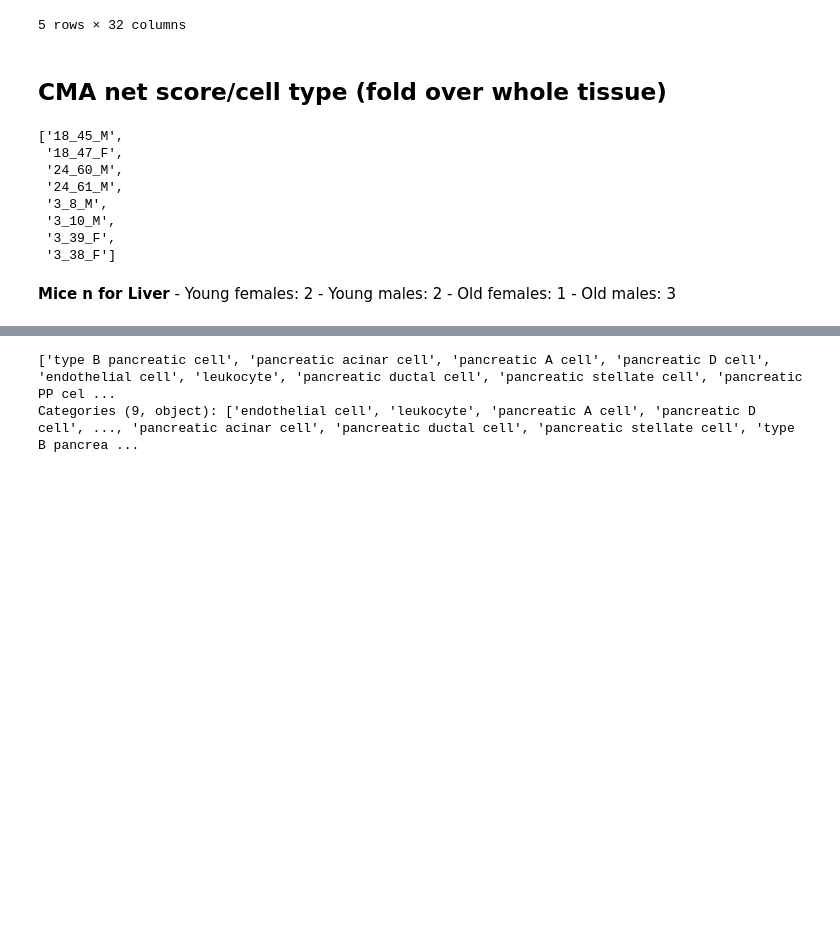
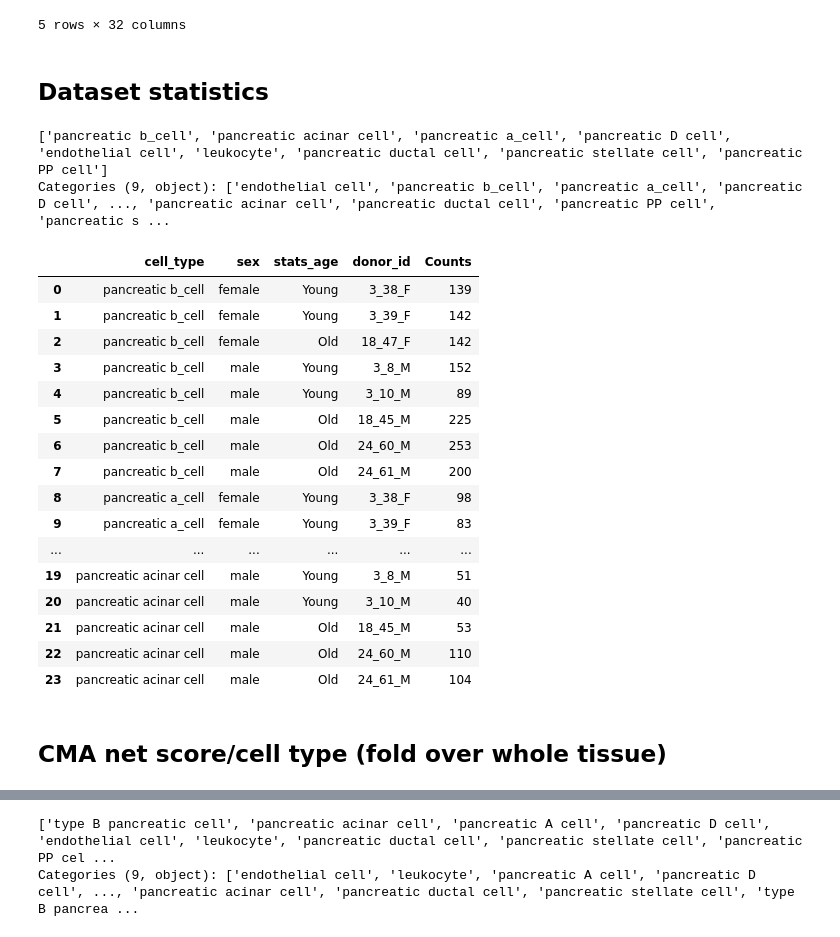
Before and after one commit to amsegura/Khawaja_et_al_2024, a Jupyter notebook: CMA_aging_Atlas_Pancreas.ipynb, the cells around one changed output, grey strips where cells are left out. Cells and saved outputs as stored; diff of their text form; code cells hidden in the pictures; blank space fills up the shorter version.

```diff
--- a/CMA_aging_Atlas_Pancreas.ipynb
+++ b/CMA_aging_Atlas_Pancreas.ipynb
@@ -79,3 +79,5 @@ barcode.head()
 | A13_B000756_B007446_S13.mm10-plus... | Viable | 18m | A13_B000756 | nan | facs | 18_45_M | Endocrine | 4745 | 4410.768555 | ... |
 | A13_B002832_B007443_S13.mm10-plus... | Viable | 18m | A13_B002832 | pancreatic acinar cell | facs | 18_47_F | Exocrine | 1050 | 813.061707 | ... |
 5 rows × 32 columns
+# %% [markdown]
+## Dataset statistics
@@ -81,0 +87,43 @@ barcode.head()
+# %%
+# Generating new ages
+for j in barcode.index:
+    if barcode.loc[j, 'age'] == '3m':
+        barcode.loc[j, 'stats_age'] = 'Young'
+
+    else:
+        barcode.loc[j, 'stats_age'] = 'Old'
+# %%
+# Change in cell names
+barcode.cell_type.replace('type B pancreatic cell', 'pancreatic b_cell', inplace=True)
+barcode.cell_type.replace('pancreatic A cell', 'pancreatic a_cell', inplace=True)
+cells = ['pancreatic acinar cell', 'pancreatic a_cell', 'pancreatic b_cell']
+barcode.cell_type.unique()
+# %% [output]
+['pancreatic b_cell', 'pancreatic acinar cell', 'pancreatic a_cell', 'pancreatic D cell', 'endothelial cell', 'leukocyte', 'pancreatic ductal cell', 'pancreatic stellate cell', 'pancreatic PP cell']
+Categories (9, object): ['endothelial cell', 'pancreatic b_cell', 'pancreatic a_cell', 'pancreatic D cell', ..., 'pancreatic acinar cell', 'pancreatic ductal cell', 'pancreatic PP cell', 'pancreatic s ...
+# %%
+# Exploring cell counts
+data = barcode[barcode['cell_type'].isin(cells)].value_counts(['cell_type', 'sex', 'stats_age', 'donor_id']).reset_index()
+data.sort_values(by=['cell_type', 'sex', 'stats_age', 'donor_id'],
+                 ascending=[True, True, False, True], inplace=True)
+data.reset_index(drop=True, inplace=True)
+data.rename(columns={0: 'Counts'}, inplace=True)
+data
+# %% [output]
+|  | cell_type | sex | stats_age | donor_id | Counts |
+| 0 | pancreatic b_cell | female | Young | 3_38_F | 139 |
+| 1 | pancreatic b_cell | female | Young | 3_39_F | 142 |
+| 2 | pancreatic b_cell | female | Old | 18_47_F | 142 |
+| 3 | pancreatic b_cell | male | Young | 3_8_M | 152 |
+| 4 | pancreatic b_cell | male | Young | 3_10_M | 89 |
+| 5 | pancreatic b_cell | male | Old | 18_45_M | 225 |
+| 6 | pancreatic b_cell | male | Old | 24_60_M | 253 |
+| 7 | pancreatic b_cell | male | Old | 24_61_M | 200 |
+| 8 | pancreatic a_cell | female | Young | 3_38_F | 98 |
+| 9 | pancreatic a_cell | female | Young | 3_39_F | 83 |
+| ... | ... | ... | ... | ... | ... |
+| 19 | pancreatic acinar cell | male | Young | 3_8_M | 51 |
+| 20 | pancreatic acinar cell | male | Young | 3_10_M | 40 |
+| 21 | pancreatic acinar cell | male | Old | 18_45_M | 53 |
+| 22 | pancreatic acinar cell | male | Old | 24_60_M | 110 |
+| 23 | pancreatic acinar cell | male | Old | 24_61_M | 104 |
@@ -82,23 +152,5 @@ barcode.head()
 # %% [markdown]
 ## CMA net score/cell type (fold over whole tissue)
-# %%
-# Checking n of mice for Liver
-list(barcode['mouse.id'].unique())
-# %% [output]
-['18_45_M',
- '18_47_F',
- '24_60_M',
- '24_61_M',
- '3_8_M',
- '3_10_M',
- '3_39_F',
- '3_38_F']
-# %% [markdown]
-**Mice n for Liver**
-    - Young females: 2
-    - Young males: 2
-    - Old females: 1
-    - Old males: 3
 # %%
 # Generating new ages
 for j in barcode.index:
```
Also changed, not shown: parts of 3 cells of this notebook, 4 other files.
